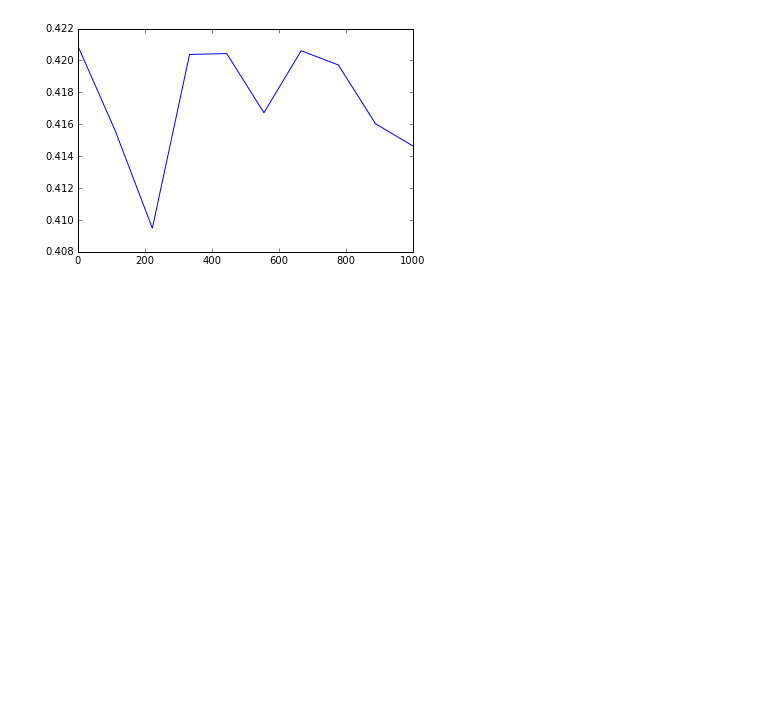
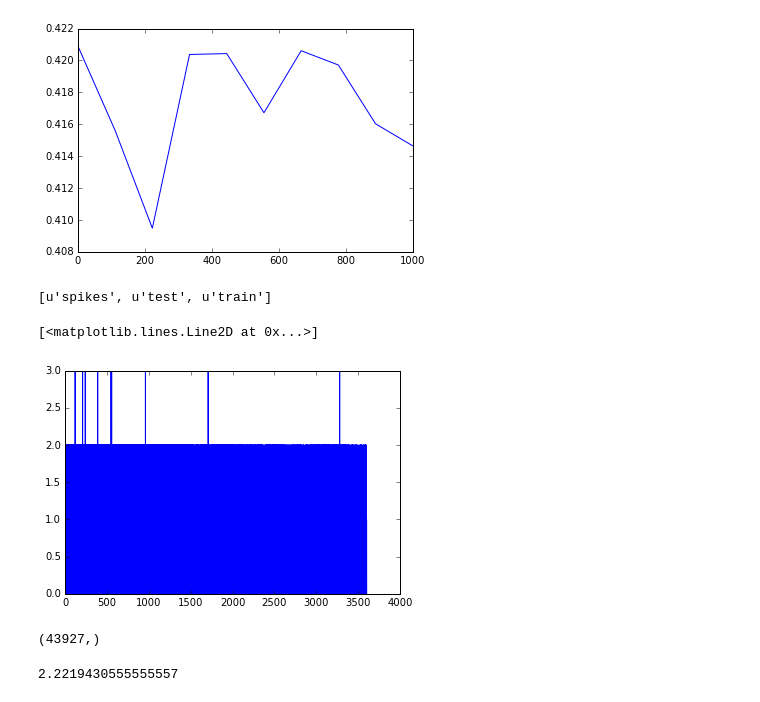
Before and after one commit to baccuslab/deep-retina, a Jupyter notebook: notebooks/LSTM performance as function of timesteps.ipynb, the cells around one changed output. Drawn from its saved outputs; the diff is of its cells as text; code cells hidden in the pictures; blank space fills up the shorter version.

Commit message:
added some experiment visualizations at end of LSTM notebook

```diff
--- a/notebooks/LSTM performance as function of timesteps.ipynb
+++ b/notebooks/LSTM performance as function of timesteps.ipynb
@@ -167,0 +173,15 @@ plt.plot(np.linspace(0,1000,10), corrs)
+# %%
+f = h5py.File('/Users/lmcintosh/experiments/data/15-10-07/whitenoise.h5', 'r')
+# %%
+list(f)
+# %% [output]
+[u'spikes', u'test', u'train']
+# %%
+spikes = f['spikes/cell01'][:]
+# %%
+bspk, tax = spktools.binspikes(spikes, binsize=0.01)
+# %%
+plt.plot(tax, bspk)
+# %% [output]
+[<matplotlib.lines.Line2D at 0x...>]
+[figure, added]
@@ -167,0 +190,4 @@ plt.plot(np.linspace(0,1000,10), corrs)
+# %%
+h['cell01'].shape
+# %% [output]
+(43927,)
@@ -167,0 +198,4 @@ plt.plot(np.linspace(0,1000,10), corrs)
+# %%
+np.max(tax)/3600.
+# %% [output]
+2.2219430555555557
```
Also changed, not shown: parts of 8 cells of this notebook.
